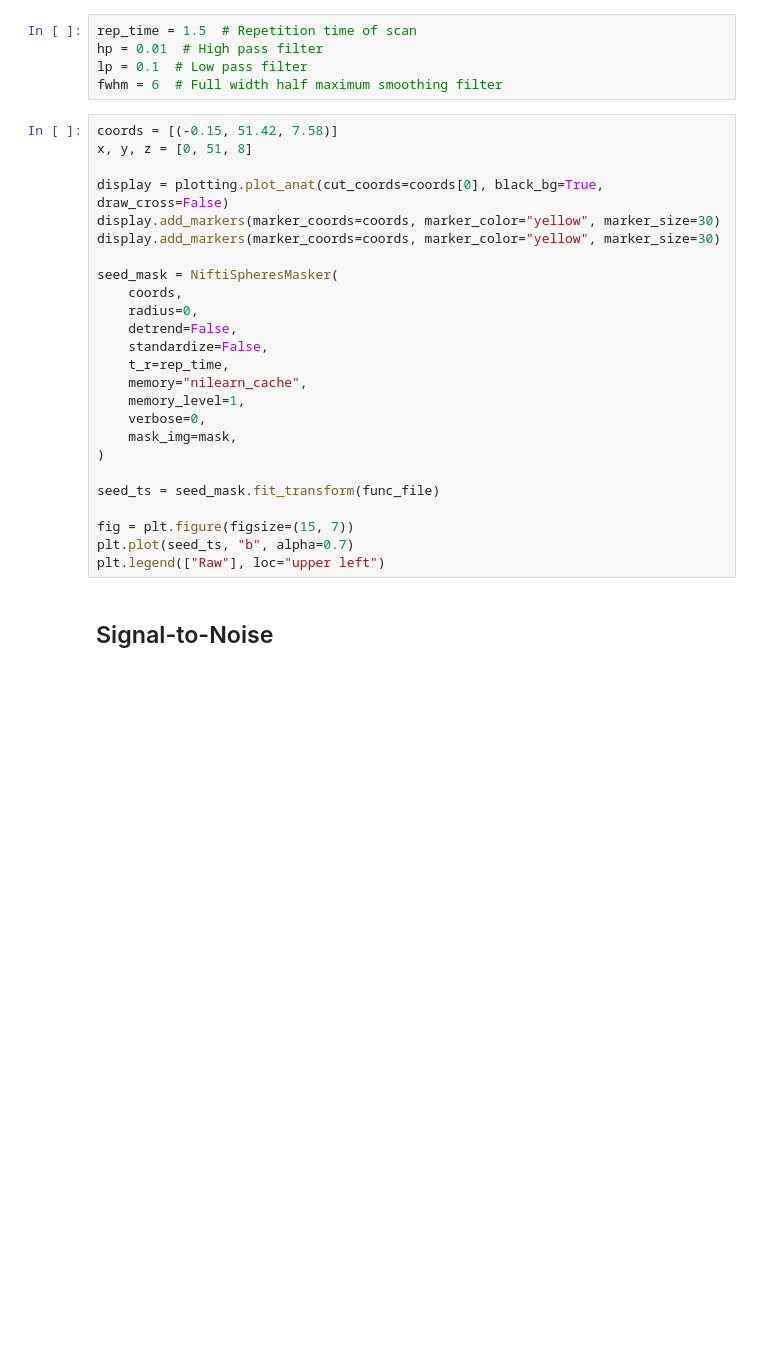
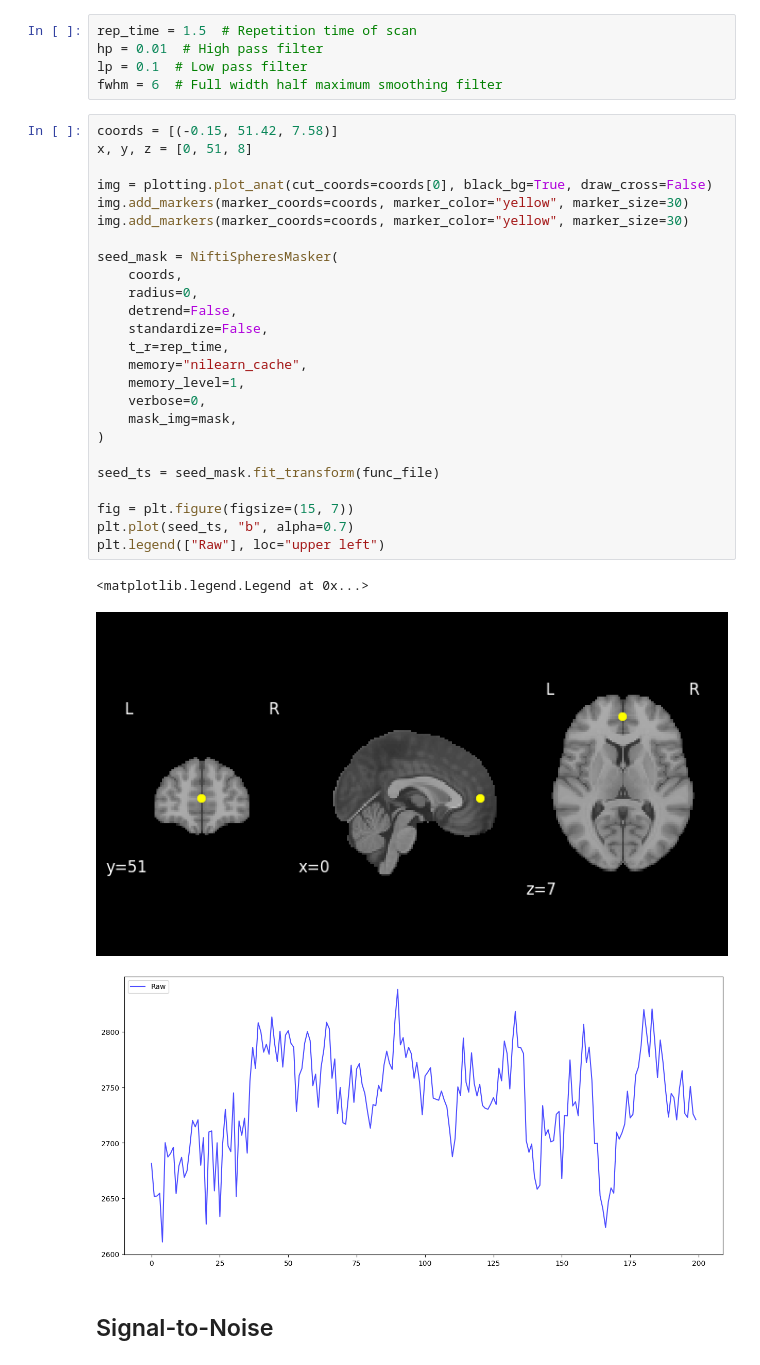
Before and after one commit to MataiMRI/intern_img_proc_workshop, a Jupyter notebook: intern_fmri_workshop.ipynb, the cells around one changed output. Saved outputs shown, nothing was run; the diff lists cells and outputs as text; blank space fills up the shorter version.

```diff
--- a/intern_fmri_workshop.ipynb
+++ b/intern_fmri_workshop.ipynb
@@ -153,28 +171,32 @@ fwhm = 6  # Full width half maximum smoothing filter
 # %%
 coords = [(-0.15, 51.42, 7.58)]
 x, y, z = [0, 51, 8]
 
-display = plotting.plot_anat(cut_coords=coords[0], black_bg=True, draw_cross=False)
-display.add_markers(marker_coords=coords, marker_color="yellow", marker_size=30)
-display.add_markers(marker_coords=coords, marker_color="yellow", marker_size=30)
+img = plotting.plot_anat(cut_coords=coords[0], black_bg=True, draw_cross=False)
+img.add_markers(marker_coords=coords, marker_color="yellow", marker_size=30)
+img.add_markers(marker_coords=coords, marker_color="yellow", marker_size=30)
 
 seed_mask = NiftiSpheresMasker(
     coords,
     radius=0,
     detrend=False,
     standardize=False,
     t_r=rep_time,
     memory="nilearn_cache",
     memory_level=1,
     verbose=0,
     mask_img=mask,
 )
 
 seed_ts = seed_mask.fit_transform(func_file)
 
 fig = plt.figure(figsize=(15, 7))
 plt.plot(seed_ts, "b", alpha=0.7)
 plt.legend(["Raw"], loc="upper left")
+# %% [output]
+<matplotlib.legend.Legend at 0x...>
+[figure, added]
+[figure, added]
 # %% [markdown]
 ## Signal-to-Noise
 # %% [markdown]
```
Also changed, not shown: parts of 26 cells of this notebook, 1 other file.
